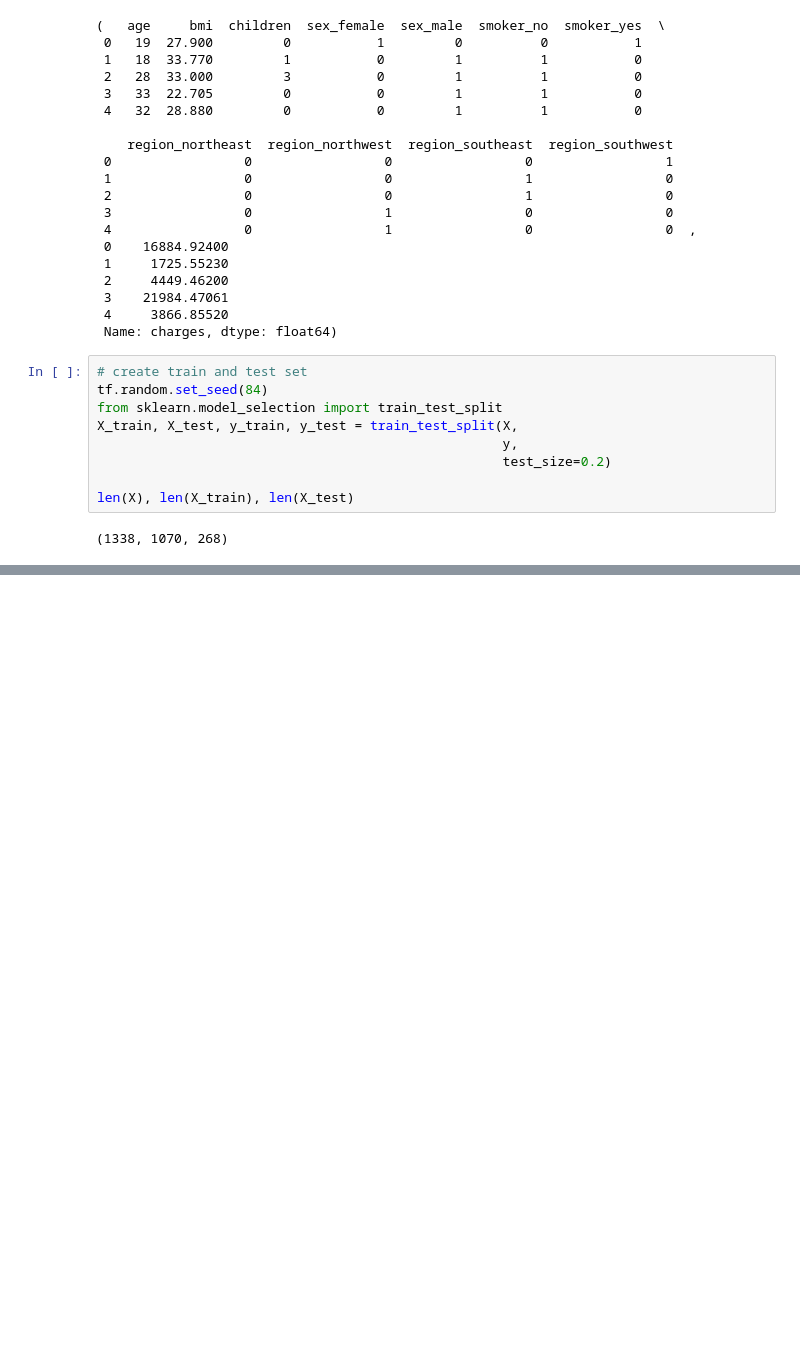
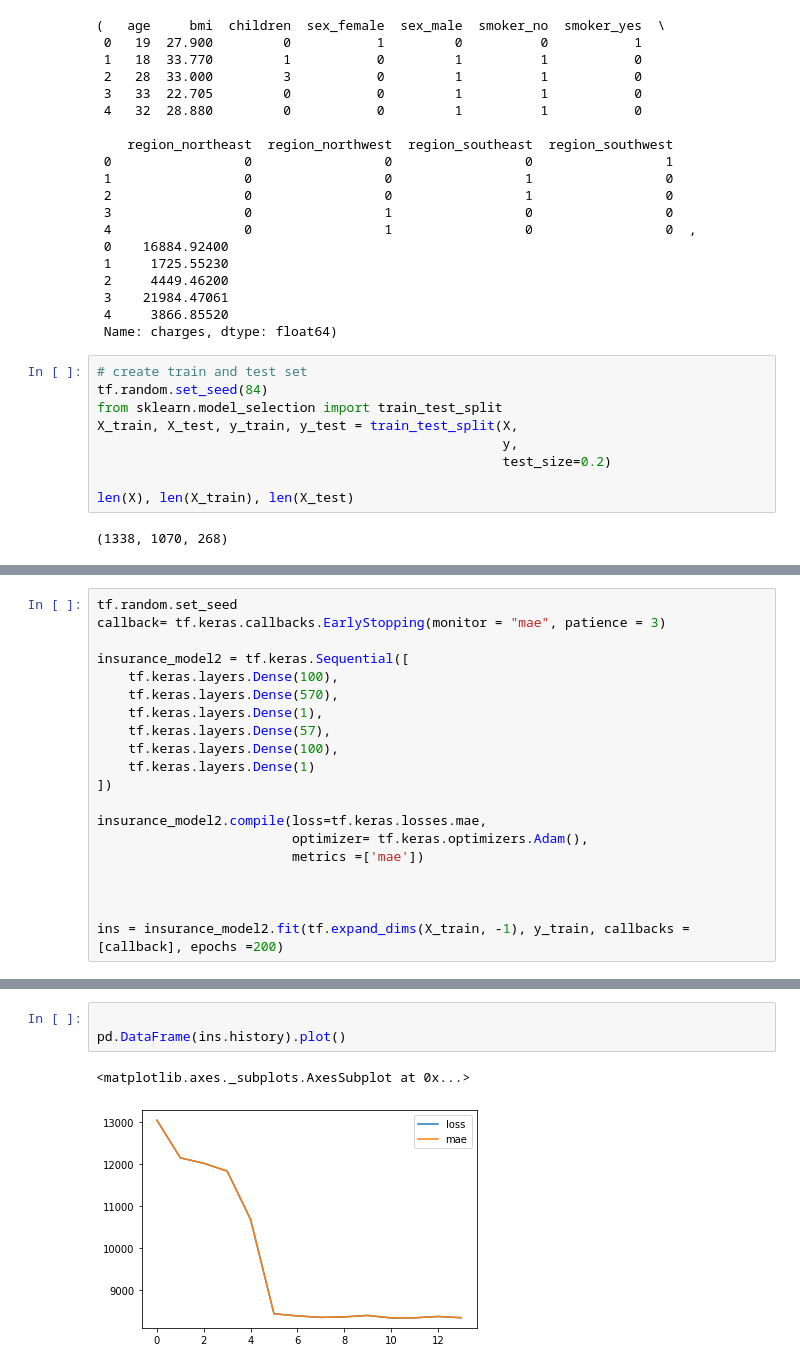
Before and after one commit to sasumwen/medical-cost, a Jupyter notebook: medical_cost.ipynb, the cells around one changed output, grey strips where cells are left out. Drawn from its saved outputs; the diff is of its cells as text; blank space fills up the shorter version.

Commit message:
EarlyStoppingCallbacks

```diff
--- a/medical_cost.ipynb
+++ b/medical_cost.ipynb
@@ -138,0 +148,20 @@ Epoch 500/500
+# %%
+tf.random.set_seed
+callback= tf.keras.callbacks.EarlyStopping(monitor = "mae", patience = 3)
+
+insurance_model2 = tf.keras.Sequential([
+    tf.keras.layers.Dense(100),
+    tf.keras.layers.Dense(570),
+    tf.keras.layers.Dense(1),
+    tf.keras.layers.Dense(57),
+    tf.keras.layers.Dense(100),
+    tf.keras.layers.Dense(1)
+])
+
+insurance_model2.compile(loss=tf.keras.losses.mae,
+                         optimizer= tf.keras.optimizers.Adam(),
+                         metrics =['mae'])
+
+
+
+ins = insurance_model2.fit(tf.expand_dims(X_train, -1), y_train, callbacks = [callback], epochs =200)
@@ -138,0 +186,6 @@ Epoch 500/500
+# %%
+
+pd.DataFrame(ins.history).plot()
+# %% [output]
+<matplotlib.axes._subplots.AxesSubplot at 0x...>
+[figure, added]
```
Also changed, not shown: parts of 4 cells of this notebook.
